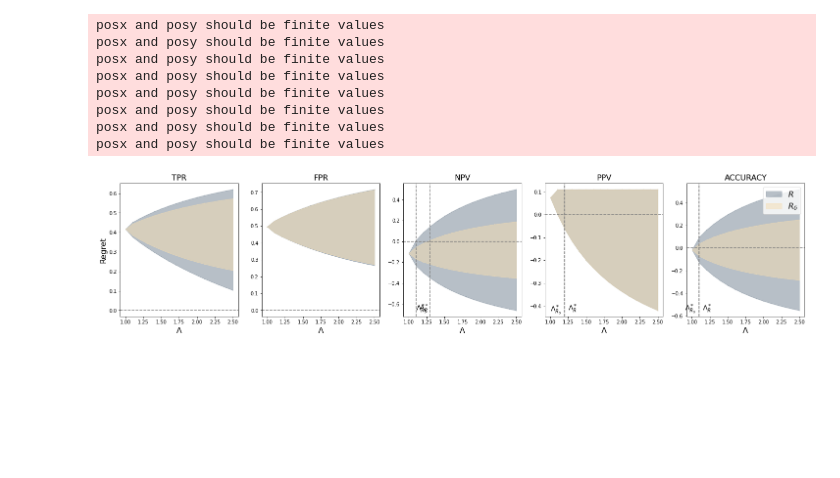
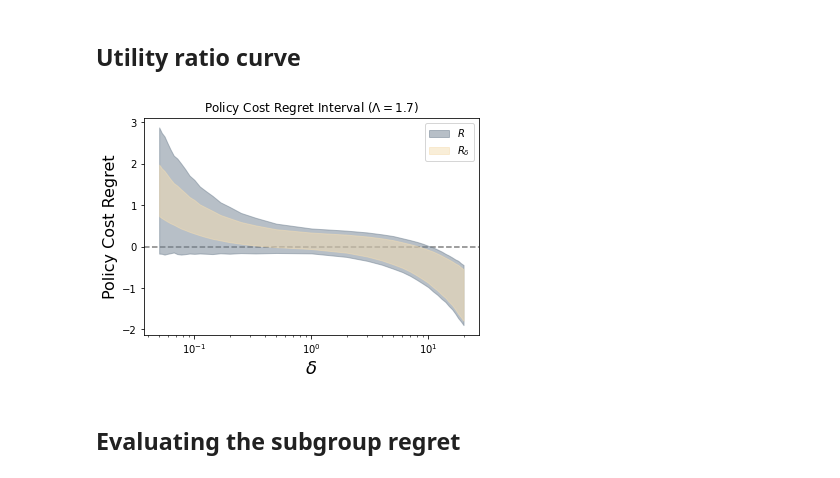
Before and after one commit to lguerdan/policy_comparison_under_confounding, a Jupyter notebook: realworld_exp.ipynb, the cells around one changed output. Drawn from its saved outputs; the diff is of its cells as text; code cells hidden in the pictures; blank space fills up the shorter version.

```diff
--- a/realworld_exp.ipynb
+++ b/realworld_exp.ipynb
@@ -53,0 +95,17 @@ Rd_down, Rd_up
+# %%
+data = get_screening_dgp(fname='data/obermeyer.csv', n_screen_out=3000)
+
+dgp = {
+    'N': 10000,
+    'Dx': data['XU'].shape[1],
+    'Du': 0,
+    'nz': 10,                # Number of finite pre-treatment values
+    'beta_zy': 0,            # Z -> Y loading (=0 ==> exclusion restriction is satisfied)
+    'lambda': 2
+}
+
+lambdas = np.arange(1, 2.6, .1)
+data = get_screening_dgp(fname='data/obermeyer.csv', n_screen_out=3000)
+estimation.sample_split_crossfit(dgp, data, id_method='MSM', est_method='plugin', K=5)
+brdf = experiments.design_sensitivity_exp(dgp, data, lambdas, n_sims=10)
+plots.plot_design_sensitivity(brdf)
@@ -54,52 +129,26 @@ Rd_down, Rd_up
+# %% [markdown]
+## Utility ratio curve
 # %%
-def get_screening_dgp(fname, n_screen_out):
-
-    df = pd.read_csv(fname)
-    screen_in = df[df['program_enrolled_t'] == 1]
-    screen_out = df[df['program_enrolled_t'] == 0].iloc[:n_screen_out]
-    df = pd.concat([screen_in, screen_out])
-
-    feats = [i for i in df.columns.tolist() if 'tm1' in i]
-    data = {}
-    data['Y'] = (df['gagne_sum_t'] > 0).astype(int).to_numpy()
-    data['D'] = df['program_enrolled_t'].to_numpy()
-    data['XU'] = df[feats].to_numpy()
-    data['Z'] = np.ones_like(df['cost_t'])
-
-    # TODO: construct different T's
-    data['T'] = (df['cost_t'] > 3000).to_numpy()
-
-    return data
-
 Dx, Du = 5, 0
 nD = Dx+Du
 
 dgp = {
     'N': 10000,
-    'Dx': Dx,
+    'Dx': data['XU'].shape[1],
     'Du': Du,
     'nz': 10,                # Number of finite pre-treatment values
     'beta_zy': 0,            # Z -> Y loading (=0 ==> exclusion restriction is satisfied)
     'e1_coeffs': 4*np.random.rand(nD) - 2,
     'z_coeffs':  4*np.random.rand(nD) - 2,
     'mu1_coeffs': 4*np.random.rand(nD) - 1,
     'mu0_coeffs': 4*np.random.rand(nD) - 2,
     'lambda': 2
 }
-
 dgp = set_dgp_config(dgp, 'MSM')
-lambdas = np.arange(1, 2.6, .1)
 data = get_screening_dgp(fname='data/obermeyer.csv', n_screen_out=3000)
-estimation.sample_split_crossfit(dgp, data, id_method='MSM', est_method='plugin', K=5)
-brdf = experiments.design_sensitivity_exp(dgp, data, lambdas, n_sims=10)
-plots.plot_design_sensitivity(brdf)
+crdf = experiments.cost_ratio_sweep_exp(dgp, data, lam=1.7)
+plots.plot_cost_ratio_curve(dgp, crdf)
 # %% [output]
-posx and posy should be finite values
-posx and posy should be finite values
-posx and posy should be finite values
-posx and posy should be finite values
-posx and posy should be finite values
-posx and posy should be finite values
-posx and posy should be finite values
-posx and posy should be finite values
-[figure, old version]
+[figure, new version]
+# %% [markdown]
+## Evaluating the subgroup regret
```
Also changed, not shown: parts of 11 cells of this notebook, 9 other files.
